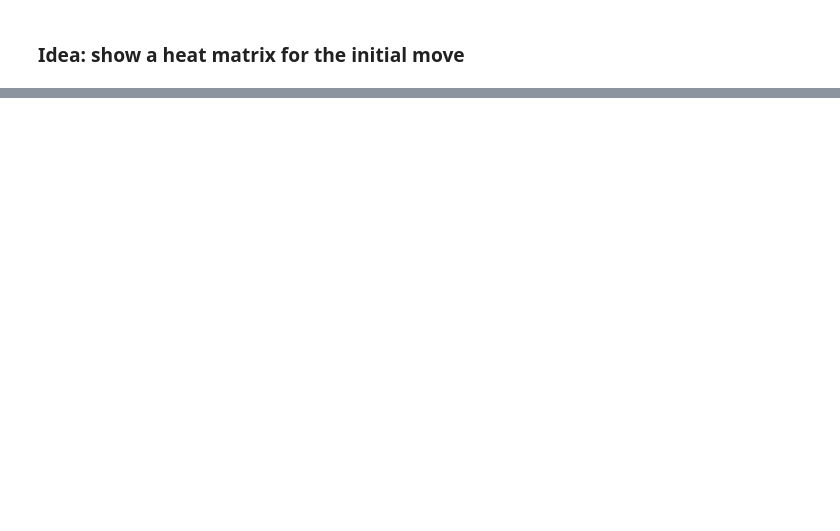
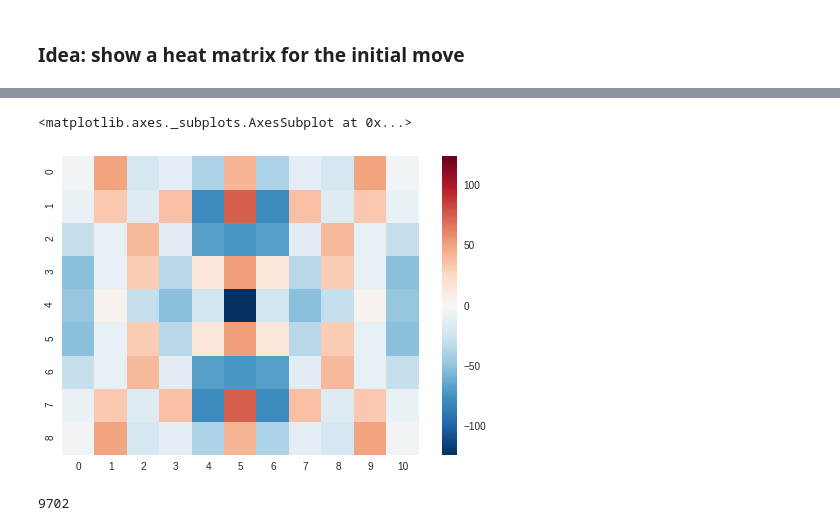
Before and after one commit to mtasende/artificial-intelligence, a Jupyter notebook: Projects/3_Adversarial Search/scratchpad/n04_book_filling.ipynb, the cells around one changed output, grey strips where cells are left out. Drawn from its saved outputs; the diff is of its cells as text; code cells hidden in the pictures; blank space fills up the shorter version.

```diff
--- a/Projects/3_Adversarial Search/scratchpad/n04_book_filling.ipynb
+++ b/Projects/3_Adversarial Search/scratchpad/n04_book_filling.ipynb
@@ -231,0 +263,4 @@ book[s0]
+# %%
+filled_vals = dict(zip(range(115),[0]*115))
+filled_vals.update(pos_value)
+filled_vals
@@ -231,0 +285,5 @@ book[s0]
+# %%
+W = 11
+x = list(filled_vals.values())
+rows = [x[i*(W+2):(i+1)*(W+2)]
+           for i in range(len(x) // (W+2) + (len(x) % (W+2) != 0))]
@@ -231,0 +302,4 @@ book[s0]
+# %%
+for i in range(len(rows)-1):
+    rows[i] =rows[i][:-2]
+rows
@@ -231,0 +316,3 @@ book[s0]
+# %%
+rows = np.array(rows)
+rows
@@ -231,0 +329,6 @@ book[s0]
+# %%
+import seaborn as sns
+sns.heatmap(rows)
+# %% [output]
+<matplotlib.axes._subplots.AxesSubplot at 0x...>
+[figure, added]
@@ -231,0 +337,4 @@ book[s0]
+# %%
+len(second)
+# %% [output]
+9702
```
Also changed, not shown: parts of 31 cells of this notebook, 3 other files.
